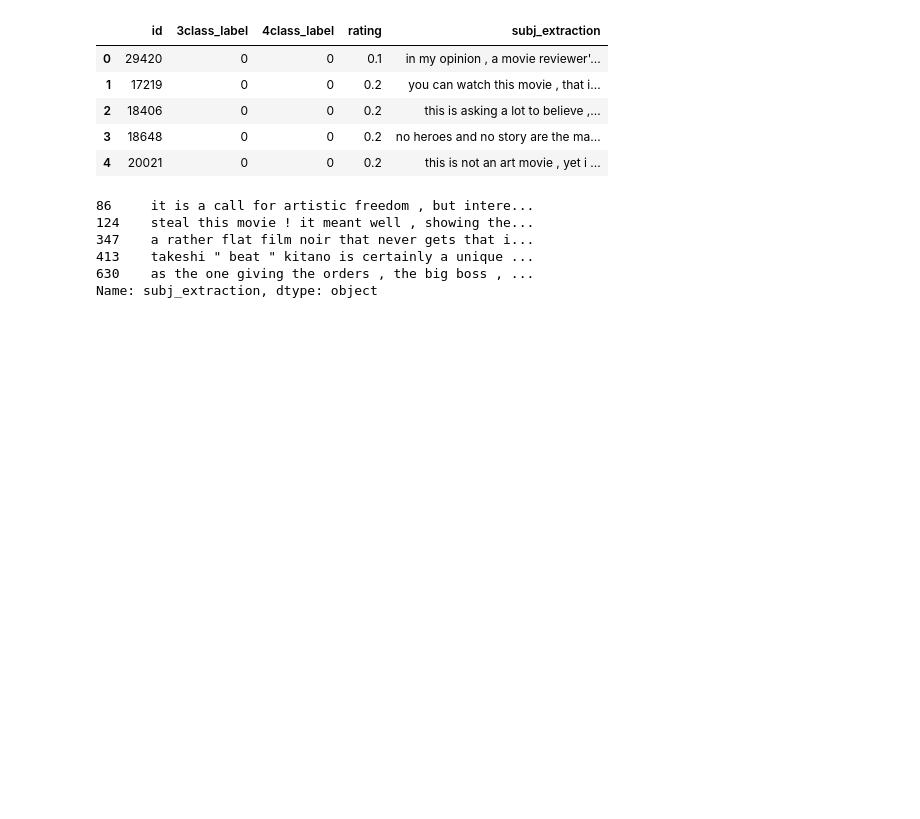
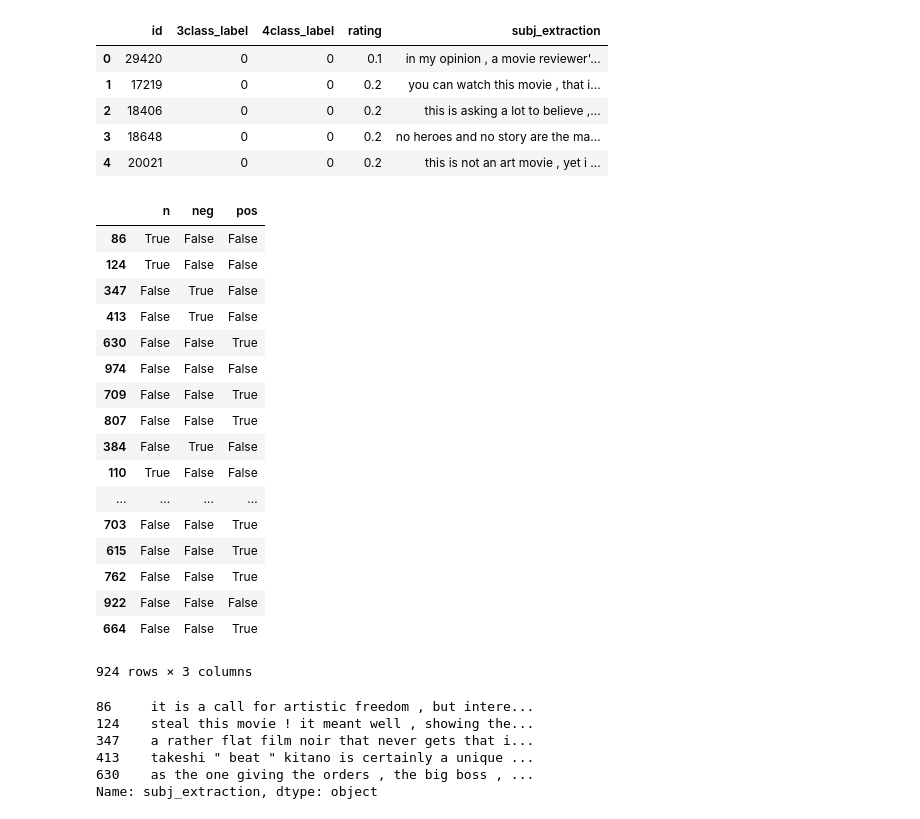
Before and after one commit to CornellDataScience/SWMR, a Jupyter notebook: in-domain.ipynb, the cells around one changed output. Cells and saved outputs as stored; diff of their text form; code cells hidden in the pictures; blank space fills up the shorter version.

```diff
--- a/in-domain.ipynb
+++ b/in-domain.ipynb
@@ -35,9 +33,41 @@ y_d = dennis['3class_label']
+# %%
+y_d = dennis['3class_label']
+dennis['n']=dennis.apply(lambda x:x["4class_label"]==0, axis=1)
+dennis["neg"]=dennis.apply(lambda x:x["4class_label"]==1, axis=1)
+dennis["pos"]=dennis.apply(lambda x:x["4class_label"]==2, axis=1)
+y_d_encode = dennis[['n', 'neg', 'pos']]
 # %%
 from sklearn.model_selection import train_test_split
 xtrain_d, xvalid_d, ytrain_d, yvalid_d = train_test_split(dennis['subj_extraction'], y_d,
                                                   stratify=y_d,
                                                   random_state=42,
                                                   test_size=0.1, shuffle=True)
+# %%
+xtrain_d, xvalid_d, ytrain_d_encode, yvalid_d_encode = train_test_split(dennis['subj_extraction'], y_d_encode,
+                                                  stratify=y_d,
+                                                  random_state=42,
+                                                  test_size=0.1, shuffle=True)
+# %%
+ytrain_d_encode
+# %% [output]
+|  | n | neg | pos |
+| 86 | True | False | False |
+| 124 | True | False | False |
+| 347 | False | True | False |
+| 413 | False | True | False |
+| 630 | False | False | True |
+| 974 | False | False | False |
+| 709 | False | False | True |
+| 807 | False | False | True |
+| 384 | False | True | False |
+| 110 | True | False | False |
+| ... | ... | ... | ... |
+| 703 | False | False | True |
+| 615 | False | False | True |
+| 762 | False | False | True |
+| 922 | False | False | False |
+| 664 | False | False | True |
+924 rows × 3 columns
 # %%
 xtrain_d.head(5)
 # %% [output]
```
Also changed, not shown: parts of 10 cells of this notebook.
